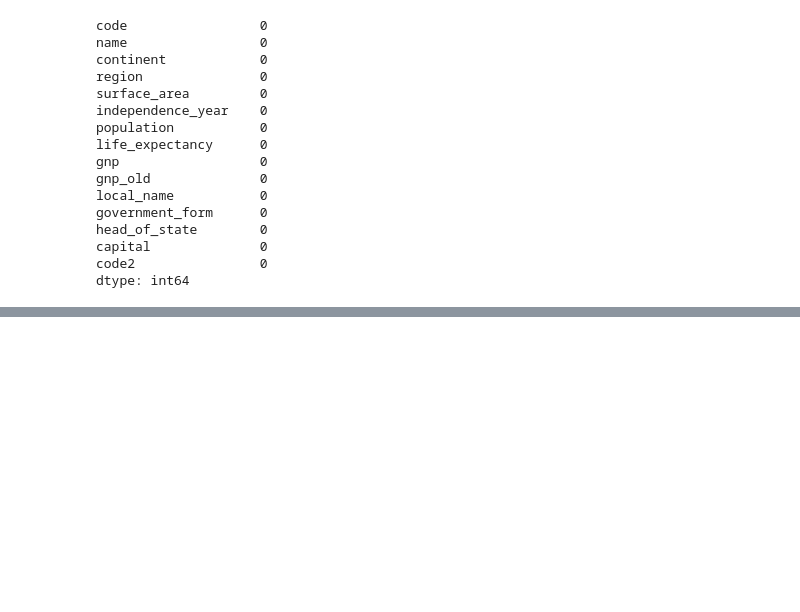
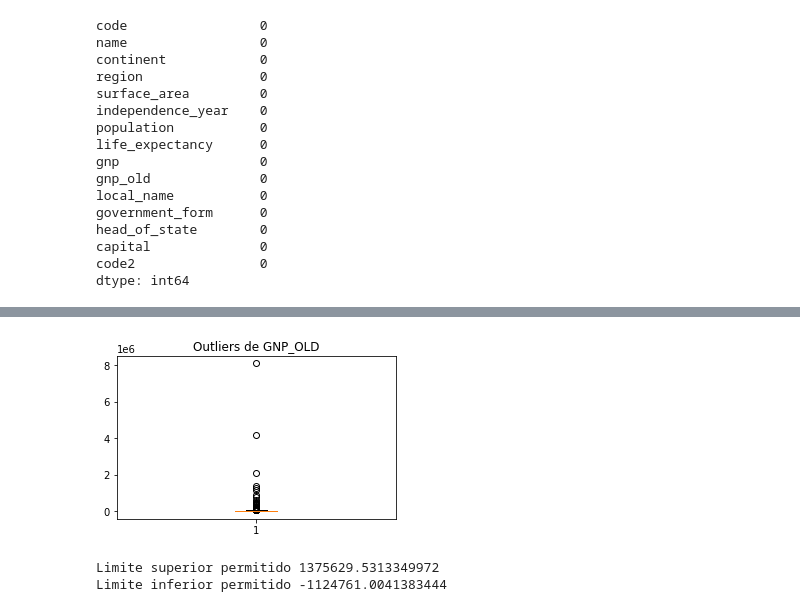
Before and after one commit to MaferLedmar/Reto-Final, a Jupyter notebook: Reto_Final.ipynb, the cells around one changed output, grey strips where cells are left out. Saved outputs shown, nothing was run; the diff lists cells and outputs as text; code cells hidden in the pictures; blank space fills up the shorter version.

Commit message:
4. outliers con distribución normal

```diff
--- a/Reto_Final.ipynb
+++ b/Reto_Final.ipynb
@@ -220,0 +252,17 @@ dtype: int64
+# %%
+## Diagrama de caja "gnp_old"
+fig = plt.figure(figsize =(5, 3))
+plt.boxplot(df["gnp_old"])
+plt.title("Outliers de GNP_OLD")
+plt.show() #dibujamos el diagrama
+# %% [output]
+[figure, added]
+# %%
+y=df["gnp_old"]
+Limite_Superior= y.mean() + 2*y.std()
+Limite_Inferior= y.mean() - 2*y.std()
+print("Limite superior permitido", Limite_Superior)
+print("Limite inferior permitido", Limite_Inferior)
+# %% [output]
+Limite superior permitido 1375629.5313349972
+Limite inferior permitido -1124761.0041383444
```
Also changed, not shown: parts of 13 cells of this notebook.
